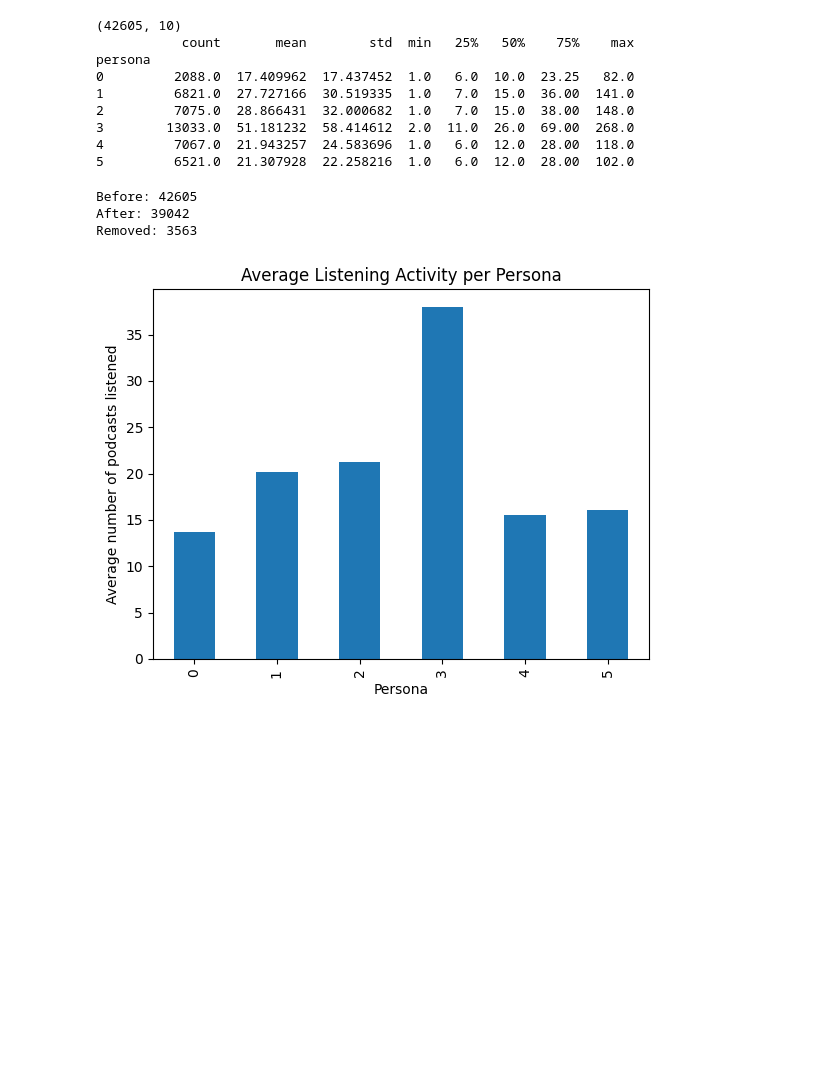
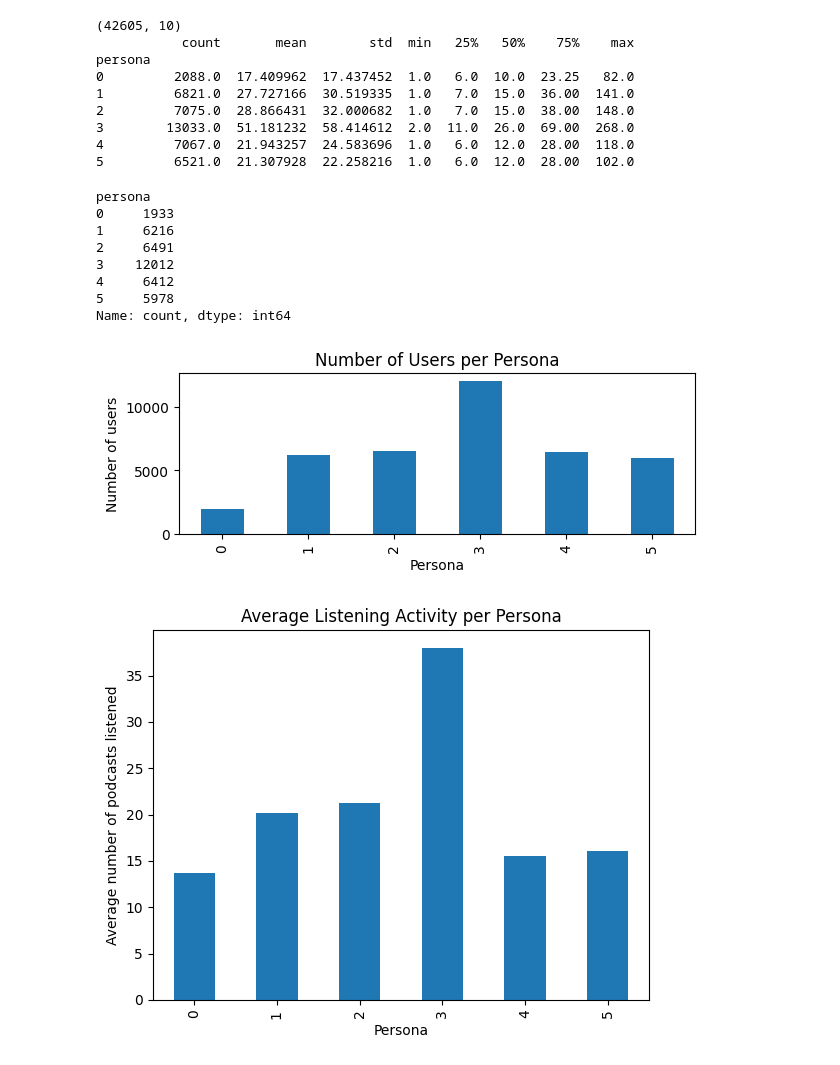
Before and after one commit to bilibalah/INFOMPPM, a Jupyter notebook: syntheticdata.ipynb, the cells around one changed output. Drawn from its saved outputs; the diff is of its cells as text; code cells hidden in the pictures; blank space fills up the shorter version.

```diff
--- a/syntheticdata.ipynb
+++ b/syntheticdata.ipynb
@@ -504,19 +504,28 @@ persona
 4         7067.0  21.943257  24.583696  1.0   6.0  12.0  28.00  118.0
 5         6521.0  21.307928  22.258216  1.0   6.0  12.0  28.00  102.0
 # %%
-before_n = len(user_genre_dist)
+persona_counts = user_genre_dist["persona"].value_counts().sort_index()
+print(persona_counts)
+plt.figure(figsize=(6.19, 2.51))
 
-user_genre_dist = remove_outliers_by_persona(user_genre_dist)
+persona_counts.plot(kind="bar")
 
-after_n = len(user_genre_dist)
+plt.xlabel("Persona")
+plt.ylabel("Number of users")
+plt.title("Number of Users per Persona")
 
-print("Before:", before_n)
-print("After:", after_n)
-print("Removed:", before_n - after_n)
+plt.tight_layout()
+plt.show()
 # %% [output]
-Before: 42605
-After: 39042
-Removed: 3563
+persona
+0     1933
+1     6216
+2     6491
+3    12012
+4     6412
+5     5978
+Name: count, dtype: int64
+[figure, added]
 # %%
 persona_activity = (
     user_genre_dist
```
Also changed, not shown: parts of 7 cells of this notebook, 2 other files.
